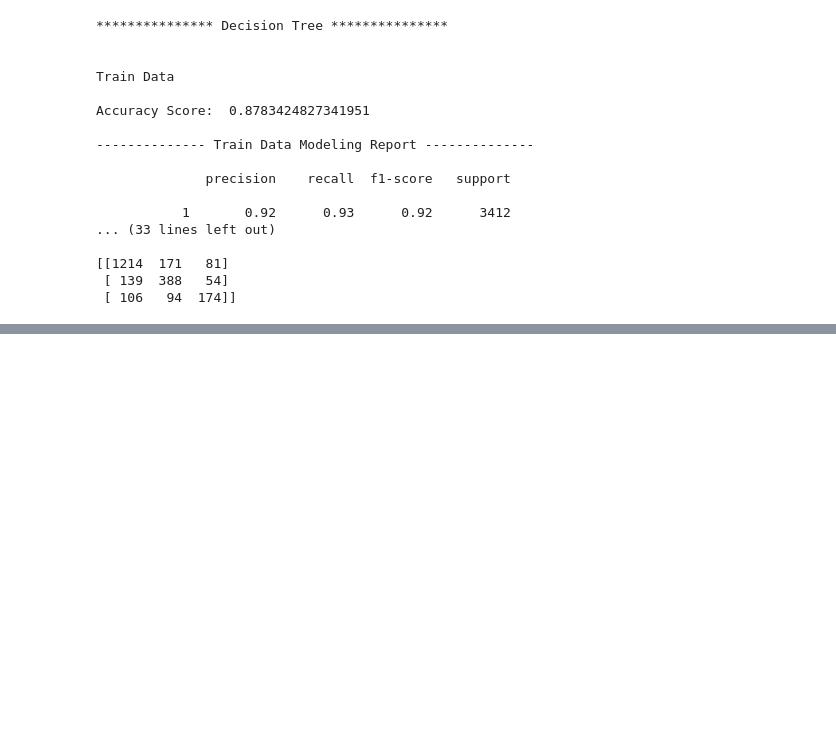
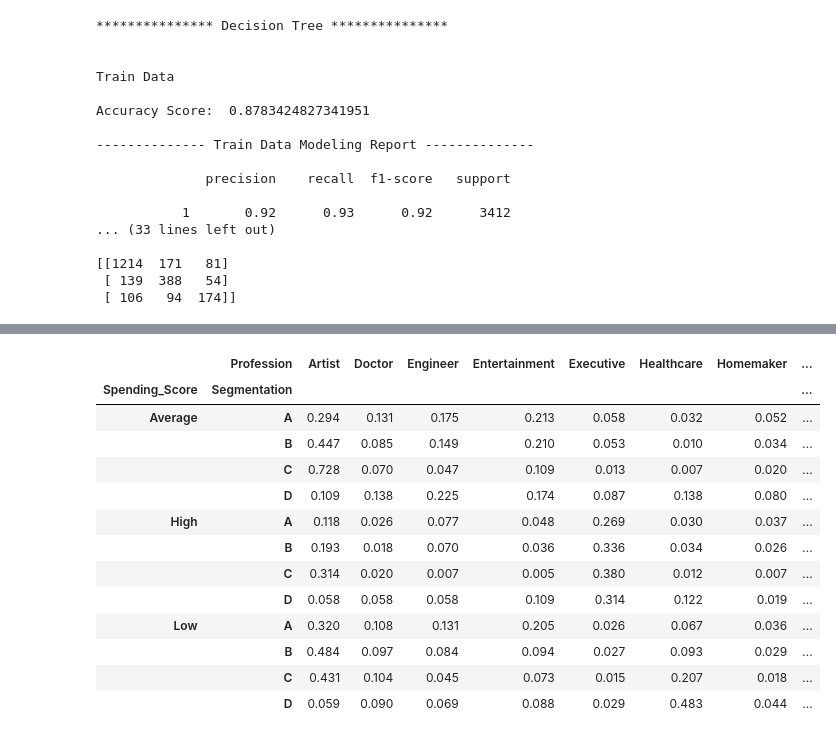
Before and after one commit to harashtaht/CustomerSegmentation, a Jupyter notebook: customerSegmentation/EDA_classification.ipynb, the cells around one changed output, grey strips where cells are left out. Drawn from its saved outputs; the diff is of its cells as text; code cells hidden in the pictures; blank space fills up the shorter version.

```diff
--- a/customerSegmentation/EDA_classification.ipynb
+++ b/customerSegmentation/EDA_classification.ipynb
@@ -1783,0 +1858,17 @@ Accuracy Score:  0.8783424827341951
+# %%
+dfTr.groupby(["Spending_Score", "Segmentation"])["Profession"].value_counts(normalize=True).round(3).unstack()
+# %% [output]
+|  | Profession | Artist | Doctor | Engineer | Entertainment | Executive | Healthcare | Homemaker | ... |
+| Spending_Score | Segmentation |  |  |  |  |  |  |  | ... |
+| Average | A | 0.294 | 0.131 | 0.175 | 0.213 | 0.058 | 0.032 | 0.052 | ... |
+|  | B | 0.447 | 0.085 | 0.149 | 0.210 | 0.053 | 0.010 | 0.034 | ... |
+|  | C | 0.728 | 0.070 | 0.047 | 0.109 | 0.013 | 0.007 | 0.020 | ... |
+|  | D | 0.109 | 0.138 | 0.225 | 0.174 | 0.087 | 0.138 | 0.080 | ... |
+| High | A | 0.118 | 0.026 | 0.077 | 0.048 | 0.269 | 0.030 | 0.037 | ... |
+|  | B | 0.193 | 0.018 | 0.070 | 0.036 | 0.336 | 0.034 | 0.026 | ... |
+|  | C | 0.314 | 0.020 | 0.007 | 0.005 | 0.380 | 0.012 | 0.007 | ... |
+|  | D | 0.058 | 0.058 | 0.058 | 0.109 | 0.314 | 0.122 | 0.019 | ... |
+| Low | A | 0.320 | 0.108 | 0.131 | 0.205 | 0.026 | 0.067 | 0.036 | ... |
+|  | B | 0.484 | 0.097 | 0.084 | 0.094 | 0.027 | 0.093 | 0.029 | ... |
+|  | C | 0.431 | 0.104 | 0.045 | 0.073 | 0.015 | 0.207 | 0.018 | ... |
+|  | D | 0.059 | 0.090 | 0.069 | 0.088 | 0.029 | 0.483 | 0.044 | ... |
```
Also changed, not shown: parts of 9 cells of this notebook.
